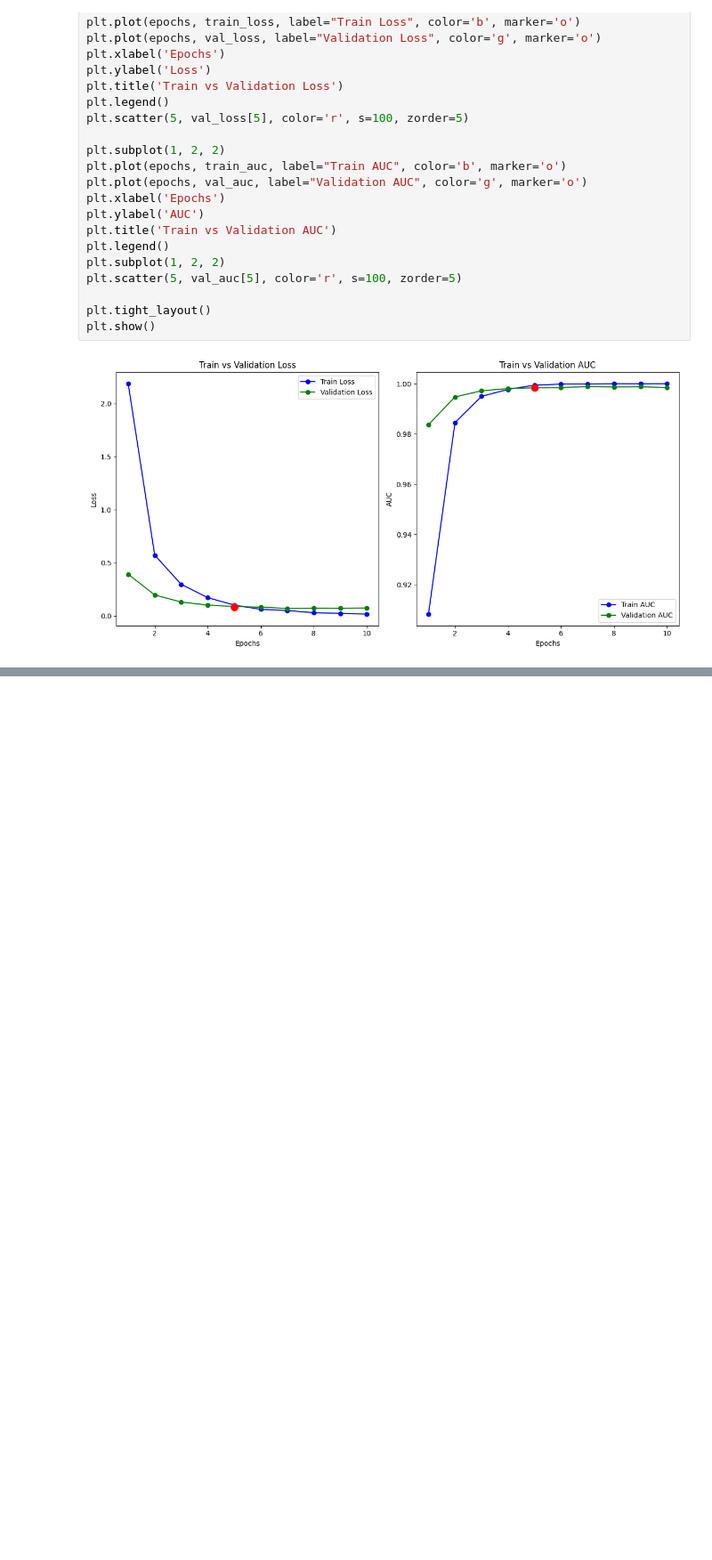
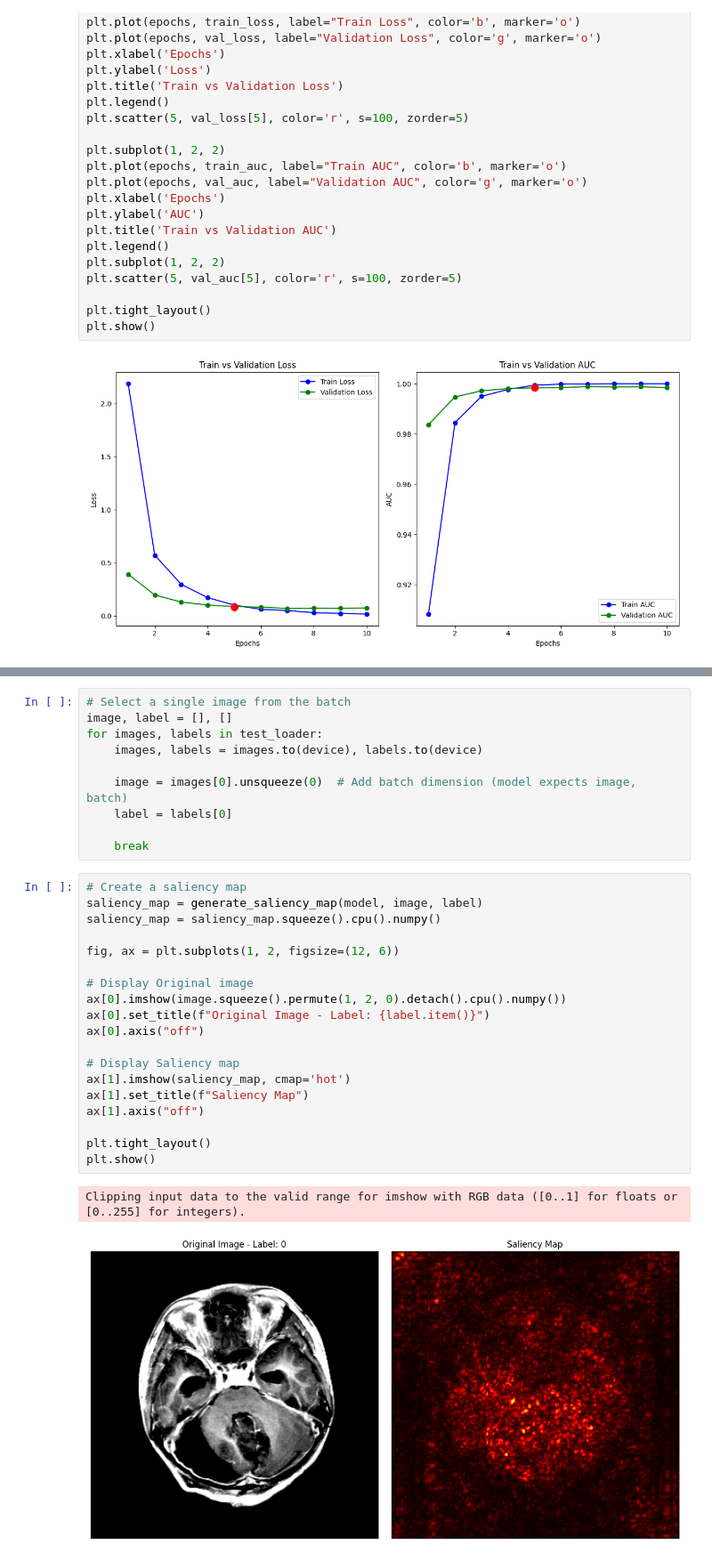
Before and after one commit to jesdin/Brain-Tumor-Classification, a Jupyter notebook: notebooks/train.ipynb, the cells around one changed output, grey strips where cells are left out. Shown at 89% size. Drawn from its saved outputs; the diff is of its cells as text; blank space fills up the shorter version.

Commit message:
create Saliency Map

```diff
--- a/notebooks/train.ipynb
+++ b/notebooks/train.ipynb
@@ -253,0 +242,32 @@ tensor([[287,  12,   0,   1],
+# %%
+# Select a single image from the batch
+image, label = [], []
+for images, labels in test_loader:
+    images, labels = images.to(device), labels.to(device)
+
+    image = images[0].unsqueeze(0)  # Add batch dimension (model expects image, batch)
+    label = labels[0]
+
+    break
+# %%
+# Create a saliency map
+saliency_map = generate_saliency_map(model, image, label)
+saliency_map = saliency_map.squeeze().cpu().numpy()
+
+fig, ax = plt.subplots(1, 2, figsize=(12, 6))
+
+# Display Original image
+ax[0].imshow(image.squeeze().permute(1, 2, 0).detach().cpu().numpy())
+ax[0].set_title(f"Original Image - Label: {label.item()}")
+ax[0].axis("off")
+
+# Display Saliency map
+ax[1].imshow(saliency_map, cmap='hot')
+ax[1].set_title(f"Saliency Map")
+ax[1].axis("off")
+
+plt.tight_layout()
+plt.show()
+# %% [output]
+Clipping input data to the valid range for imshow with RGB data ([0..1] for floats or [0..255] for integers).
+[figure, added]
```
Also changed, not shown: parts of 10 cells of this notebook, 1 other file.
